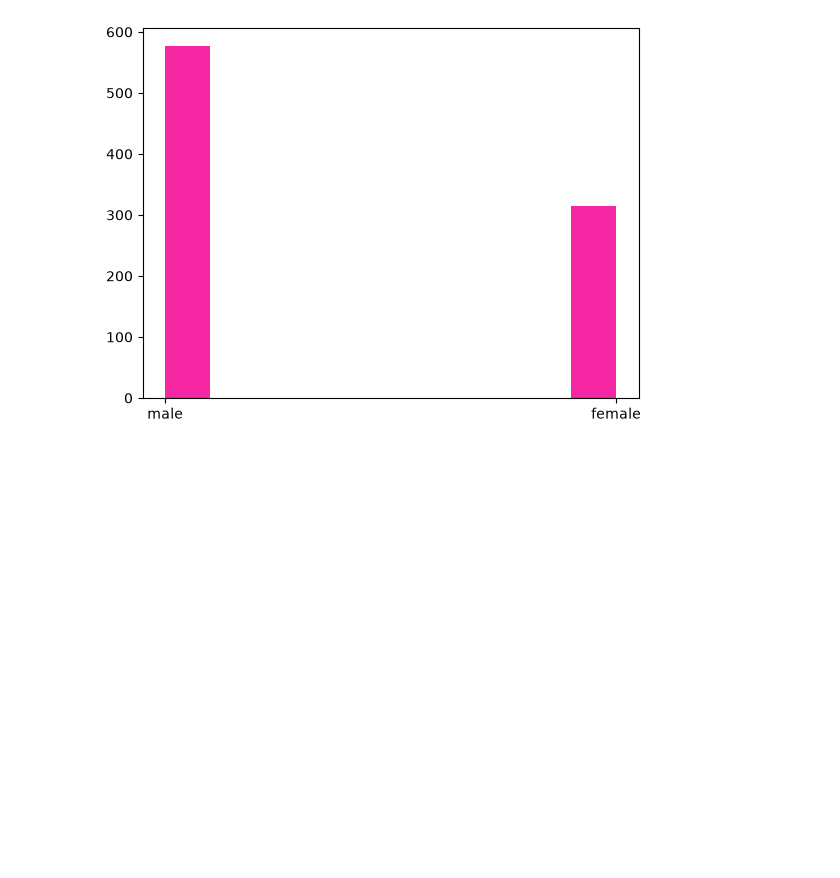
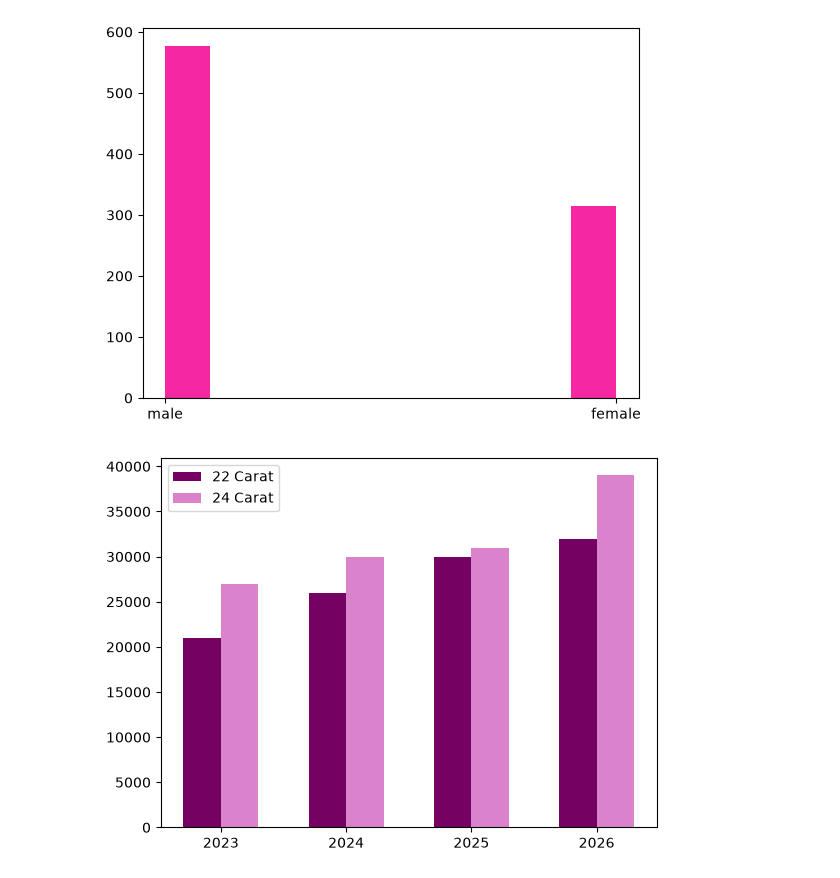
Before and after one commit to mahoorzehra/Python-Libraries, a Jupyter notebook: Matplotlip/2_barhistogram.ipynb, the cells around one changed output. Drawn from its saved outputs; the diff is of its cells as text; code cells hidden in the pictures; blank space fills up the shorter version.

```diff
--- a/Matplotlip/2_barhistogram.ipynb
+++ b/Matplotlip/2_barhistogram.ipynb
@@ -51,3 +51,22 @@ plt.hist(d1['Sex'], color='#F527A3')
 plt.show()
 # %% [output]
 [figure]
+# %%
+import numpy as np
+
+years = [2023,2024,2025,2026]
+carat_22 =[21000,26000,30000,32000]
+carat_24=[27000,30000,31000,39000]
+
+
+x = np.arange(len(years))
+width = 0.30
+
+plt.bar(x-width/2,carat_22,width,label='22 Carat', color='#750162')
+plt.bar(x+width/2,carat_24,width,label='24 Carat', color="#DA83CC")
+
+plt.xticks(x,years)
+plt.legend()
+plt.show()
+# %% [output]
+[figure, added]
```
